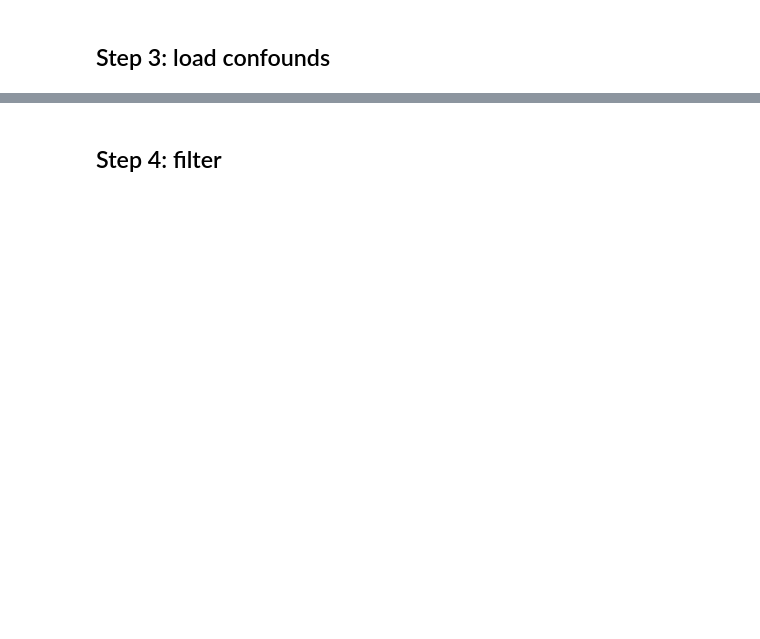
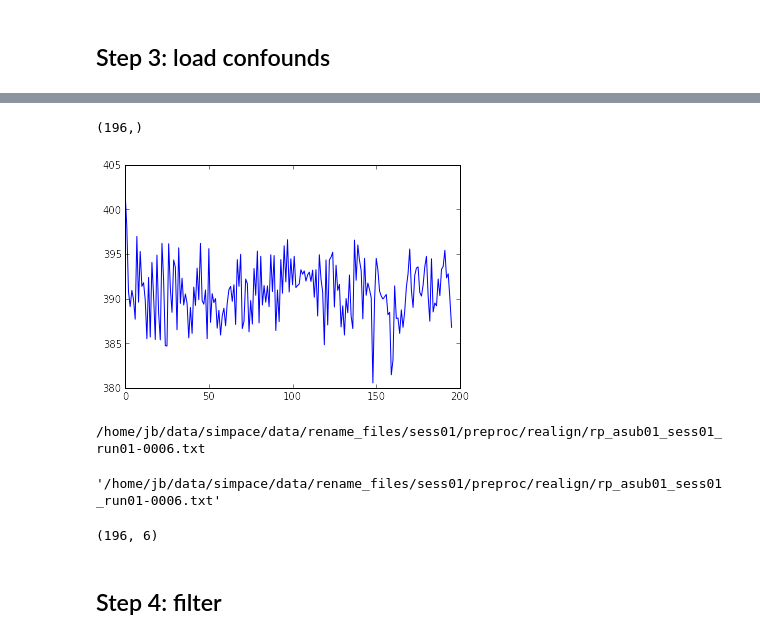
Before and after one commit to simpace/processing-scripts, a Jupyter notebook: preproc2correlation.ipynb, the cells around one changed output, grey strips where cells are left out. Cells and saved outputs as stored; diff of their text form; code cells hidden in the pictures; blank space fills up the shorter version.

```diff
--- a/preproc2correlation.ipynb
+++ b/preproc2correlation.ipynb
@@ -189,0 +210,15 @@ print(csf_img.shape, csf_img.get_data().sum())
+# %%
+csf_sig, csf_iss, csf_inf = ucr.extract_signals(DCSF, 'csf_map_final.nii.gz', run0_4d)
+plt.plot(csf_sig['csf_map_final.nii'])
+csf_sig['csf_map_final.nii'].shape
+# %% [output]
+(196,)
+[figure, added]
+# %%
+# load mvt parameters
+DREALIGN = osp.join(DDIR, 'realign')
+mvtfile = osp.join(DREALIGN,'rp_asub01_sess01_run01-0006.txt')
+print(mvtfile)
+run_len = 196
+# %% [output]
+/home/jb/data/simpace/data/rename_files/sess01/preproc/realign/rp_asub01_sess01_run01-0006.txt
@@ -190,2 +228,11 @@ print(csf_img.shape, csf_img.get_data().sum())
+# %%
+mvtfile
+# %% [output]
+'/home/jb/data/simpace/data/rename_files/sess01/preproc/realign/rp_asub01_sess01_run01-0006.txt'
+# %%
+mvt0 = ucr.extract_mvt_run(mvtfile, 0, run_len)
+print(mvt0.shape)
+# %% [output]
+(196, 6)
 # %% [markdown]
 ## Step 4: filter
```
Also changed, not shown: parts of 32 cells of this notebook.
